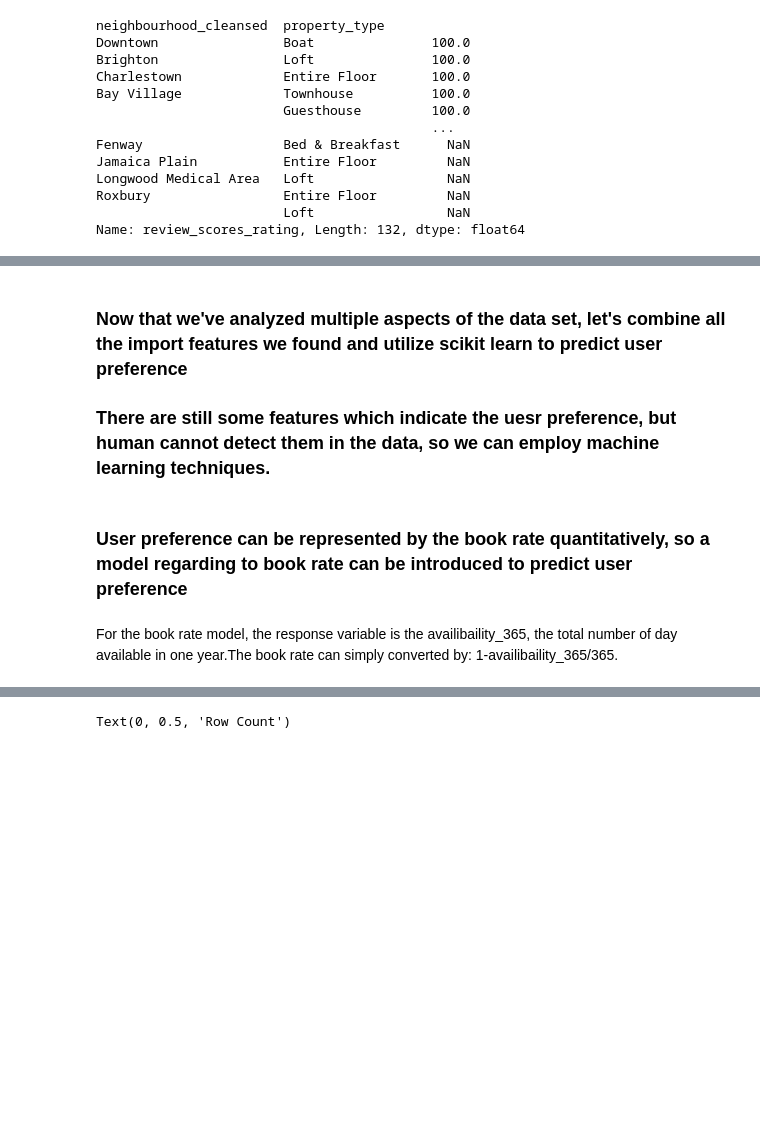
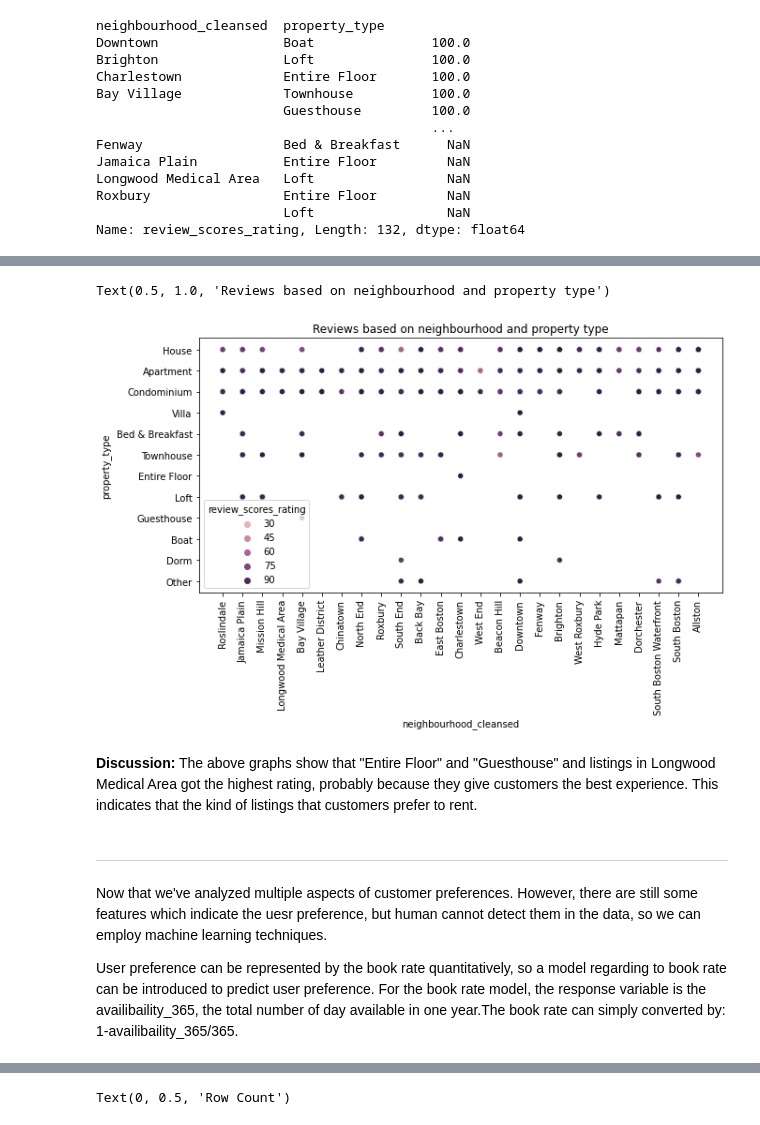
Before and after one commit to Tianyu-Fang/Data-Mining-on-Airbnb-Listings, a Jupyter notebook: zhai.ipynb, the cells around one changed output, grey strips where cells are left out. Drawn from its saved outputs; the diff is of its cells as text; code cells hidden in the pictures; blank space fills up the shorter version.

```diff
--- a/zhai.ipynb
+++ b/zhai.ipynb
@@ -568,7 +353,18 @@ plt.title('Neighbourhood Type vs Average Rating Chart');
+# %%
+plt.figure(figsize=(10, 5))
+sns.scatterplot(x='neighbourhood_cleansed', y='property_type', hue='review_scores_rating', data=features_df)
+plt.xticks(rotation=90);
+plt.title('Reviews based on neighbourhood and property type')
+# %% [output]
+Text(0.5, 1.0, 'Reviews based on neighbourhood and property type')
+[figure, new version]
+# %% [markdown]
+**Discussion:** The above graphs show that "Entire Floor" and "Guesthouse" and listings in Longwood Medical Area got the highest rating, probably because they give customers the best experience. This indicates that the kind of listings that customers prefer to rent.
+# %% [markdown]
+
+
+---
 # %% [markdown]
-### Now that we've analyzed multiple aspects of the data set, let's combine all the import features we found and utilize scikit learn to predict user preference
-### There are still some features which indicate the uesr preference, but human cannot detect them in the data, so we can employ machine learning techniques.
+Now that we've analyzed multiple aspects of customer preferences. However, there are still some features which indicate the uesr preference, but human cannot detect them in the data, so we can employ machine learning techniques.
+
+User preference can be represented by the book rate quantitatively, so a model regarding to book rate can be introduced to predict user preference. For the book rate model, the response variable is the availibaility_365, the total number of day available in one year.The book rate can simply converted by: 1-availibaility_365/365.
-# %% [markdown]
-### User preference can be represented by the book rate quantitatively, so a model regarding to book rate can be introduced to predict user preference
-# %% [markdown]
-For the book rate model, the response variable is the availibaility_365, the total number of day available in one year.The book rate can simply converted by: 1-availibaility_365/365.
```
Also changed, not shown: parts of 63 cells of this notebook.
